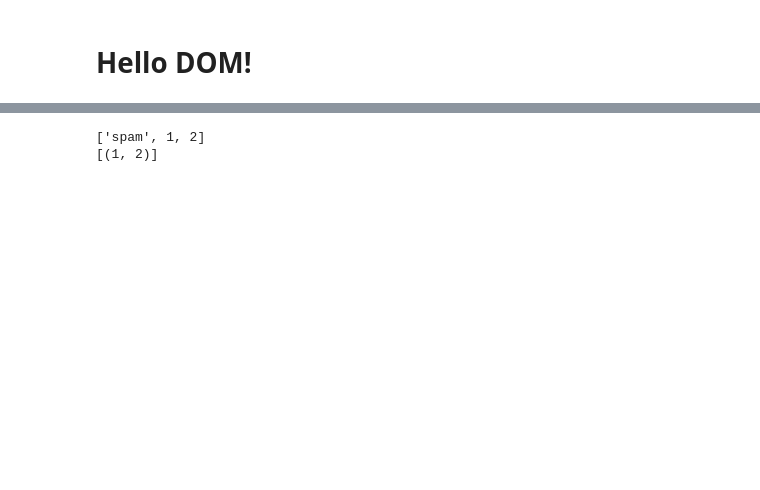
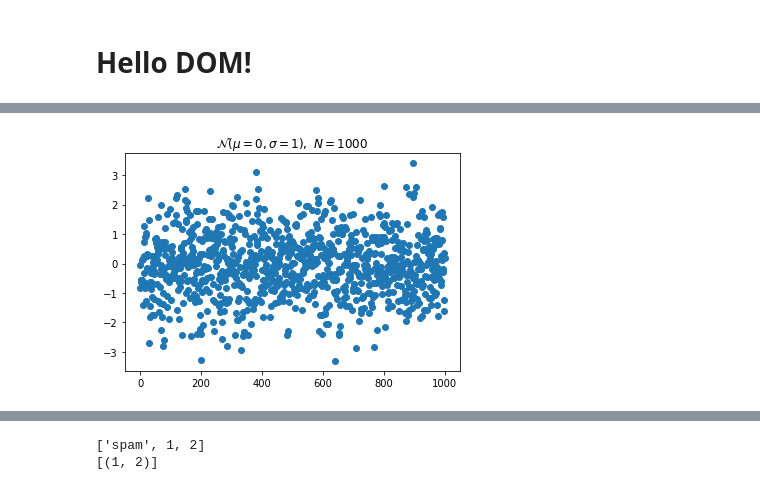
Before and after one commit to fovtran/notebooks, a Jupyter notebook: FlotPlots.ipynb, the cells around one changed output, grey strips where cells are left out. Drawn from its saved outputs; the diff is of its cells as text; code cells hidden in the pictures; blank space fills up the shorter version.

```diff
--- a/FlotPlots.ipynb
+++ b/FlotPlots.ipynb
@@ -87,0 +83,13 @@ require(["d3"], function(d3) {
+# %%
+%%javascript
+var width = window.innerWidth;
+var height = window.innerHeight;
+
+    var svg = d3.select("#d3").append("svg")
+      .attr("width", width)
+      .attr("height", height);
+
+svg.append("rect")
+  .attr("width",width)
+  .attr("height",height)
+  .style("fill","steelblue");
@@ -293,3 +227,78 @@ AttributeError: 'zip' object has no attribute 'toJSON'
+# %%
+from IPython.display import display
+from IPython.core.pylabtools import print_figure
+from IPython.display import Image, SVG, Math
+import matplotlib.pyplot as plt
+
+class Gaussian(object):
+    """A simple object holding data sampled from a Gaussian distribution. """
+    def __init__(self, mean=0, std=1, size=1000):
+        self.data = np.random.normal(mean, std, size)
+        self.mean = mean
+        self.std = std
+        self.size = size
+        # For caching plots that may be expensive to compute
+        self._png_data = None
+        self._svg_data = None
+
+    def _figure_data(self, format):
+        fig, ax = plt.subplots()
+        ax.plot(self.data, 'o')
+        ax.set_title(self._repr_latex_())
+        data = print_figure(fig, format)
+        # We MUST close the figure, otherwise IPython's display machinery
+        # will pick it up and send it as output, resulting in a double display
+        plt.close(fig)
+        return data
+
+    # Here we define the special repr methods that provide the IPython display protocol
+    # Note that for the two figures, we cache the figure data once computed.
+
+    def _repr_png_(self):
+        if self._png_data is None:
+            self._png_data = self._figure_data('png')
+        return self._png_data
+
+
+    def _repr_svg_(self):
+        if self._svg_data is None:
+            self._svg_data = self._figure_data('svg').decode('utf-8')#.encode('utf-8')
+        return self._svg_data
+
+    def _repr_latex_(self):
+        return r'$\mathcal{N}(\mu=%.2g, \sigma=%.2g),\ N=%d$' % (self.mean,
+                                                                 self.std, self.size)
+
+    # We expose as properties some of the above reprs, so that the user can see them
+    # directly (since otherwise the client dictates which one it shows by default)
+    @property
+    def png(self):
+        return Image(self._repr_png_(), embed=True)
+
+    @property
+    def svg(self):
+        return SVG(self._repr_svg_())
+
+    @property
+    def latex(self):
+        return Math(self._repr_latex_())
+
+    # An example of using a property to display rich information, in this case
+    # the histogram of the distribution.  We've hardcoded the format to be png
+    # in this case, but in production code it would be trivial to make it an option
+    @property
+    def hist(self):
+        fig, ax = plt.subplots()
+        ax.hist(self.data, bins=100)
+        ax.set_title(self._repr_latex_())
+        data = print_figure(fig, 'png')
+        plt.close(fig)
+        return Image(data, embed=True)
+
+g = Gaussian()
+g.png
+# %% [output]
+[figure, added]
 # %%
 import json
 import uuid
```
Also changed, not shown: parts of 12 cells of this notebook.
